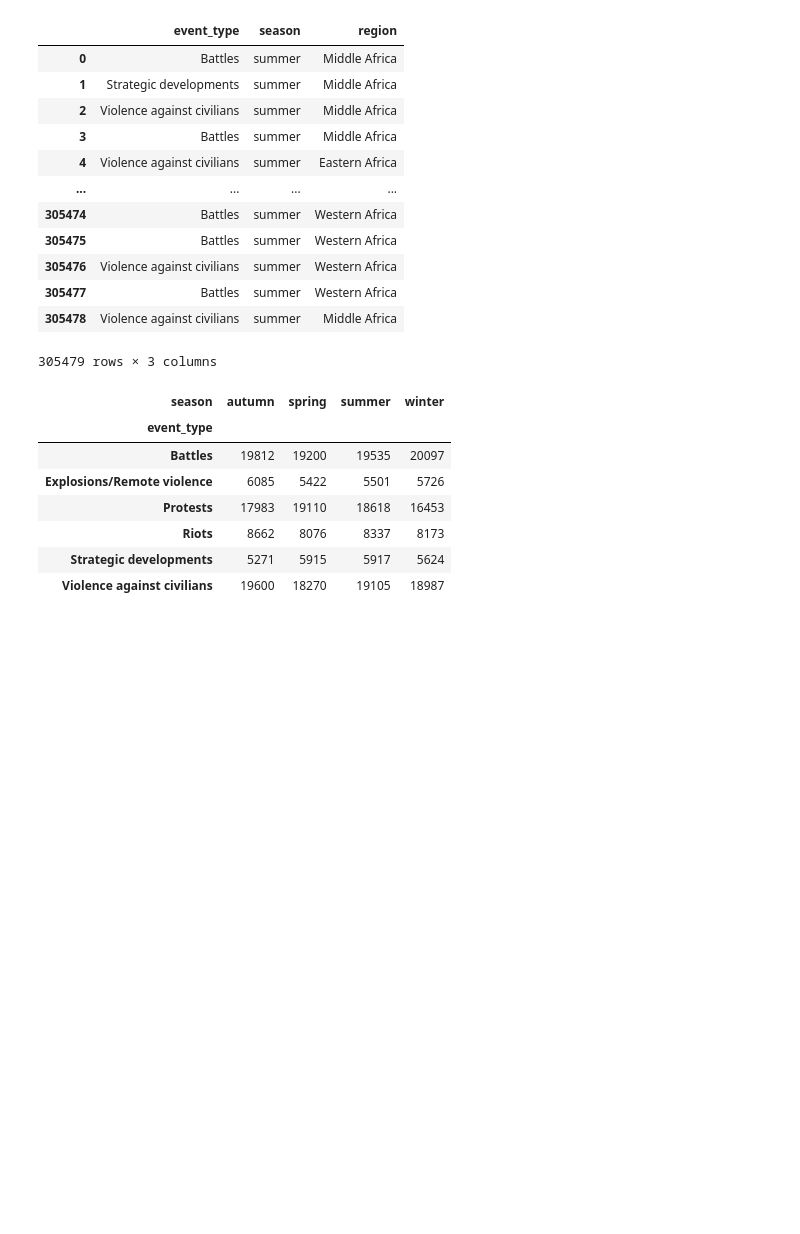
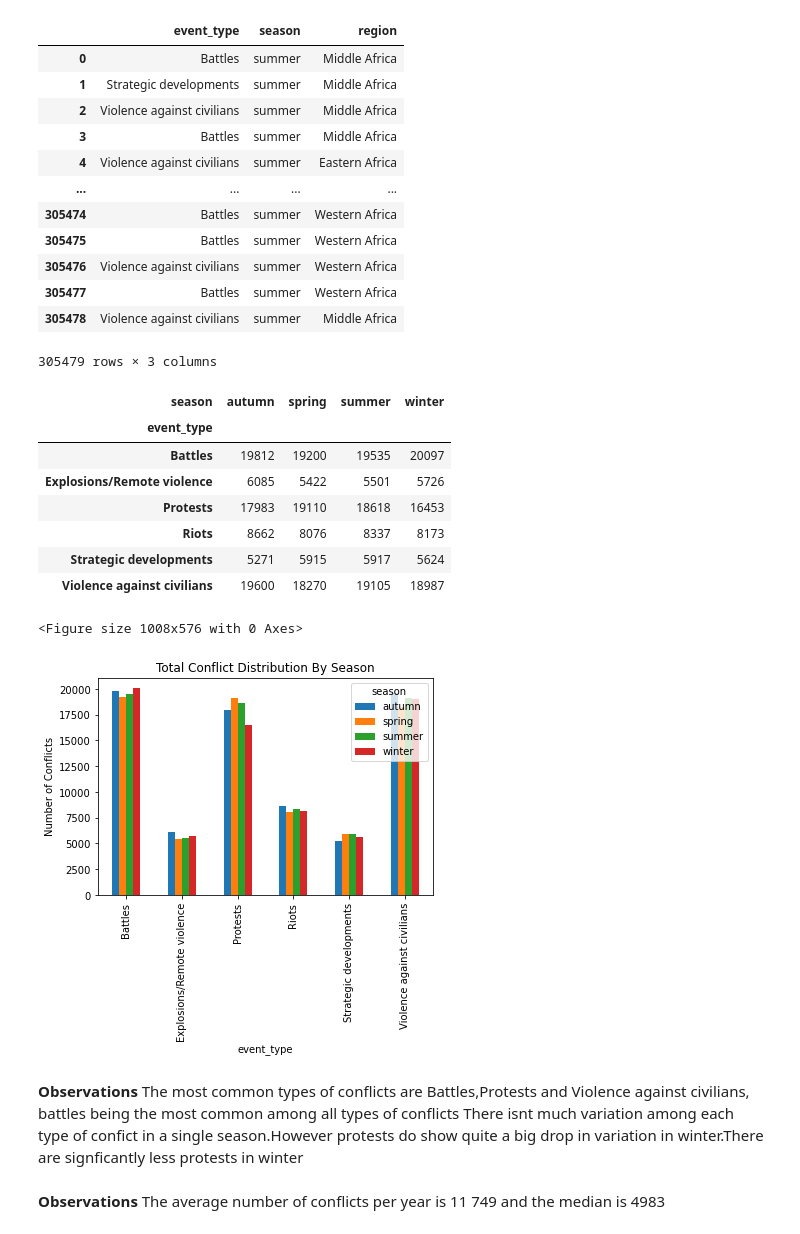
Before and after one commit to Stoichiometrical/ACLED-Data-Analysis, a Jupyter notebook: acled.ipynb, the cells around one changed output. Saved outputs shown, nothing was run; the diff lists cells and outputs as text; code cells hidden in the pictures; blank space fills up the shorter version.

```diff
--- a/acled.ipynb
+++ b/acled.ipynb
@@ -181,3 +154,0 @@ plt.ylabel("Number Of Conflicts");
-# %%
-df["month"] = df["event_date"].str.split(" ",expand=True)[1]
-df[["month","event_date"]]
@@ -303,3 +191,0 @@ months = [ "January" , "February", "March" , "April" , "May","June" , "July" , "
-# %%
-df["season"] = df['month'].apply(lambda x :get_season(x))
-df["season"]
@@ -597,3 +232,18 @@ cr
 | Riots | 8662 | 8076 | 8337 | 8173 |
 | Strategic developments | 5271 | 5915 | 5917 | 5624 |
 | Violence against civilians | 19600 | 18270 | 19105 | 18987 |
+# %%
+plt.figure(figsize=(14,8))
+cr.plot(kind="bar")
+plt.ylabel("Number of Conflicts")
+plt.title("Total Conflict Distribution By Season");
+# %% [output]
+<Figure size 1008x576 with 0 Axes>
+[figure, added]
+# %% [markdown]
+**Observations**
+The most common types of conflicts are Battles,Protests and Violence against civilians, battles being the most common among all types of conflicts
+There isnt much variation among each type of confict in a single season.However protests do show quite a big drop in variation in winter.There are signficantly less protests in winter
+# %% [markdown]
+**Observations**
+The average number of conflicts per year is 11 749 and the median is 4983
```
Also changed, not shown: parts of 42 cells of this notebook, 2 other files.
